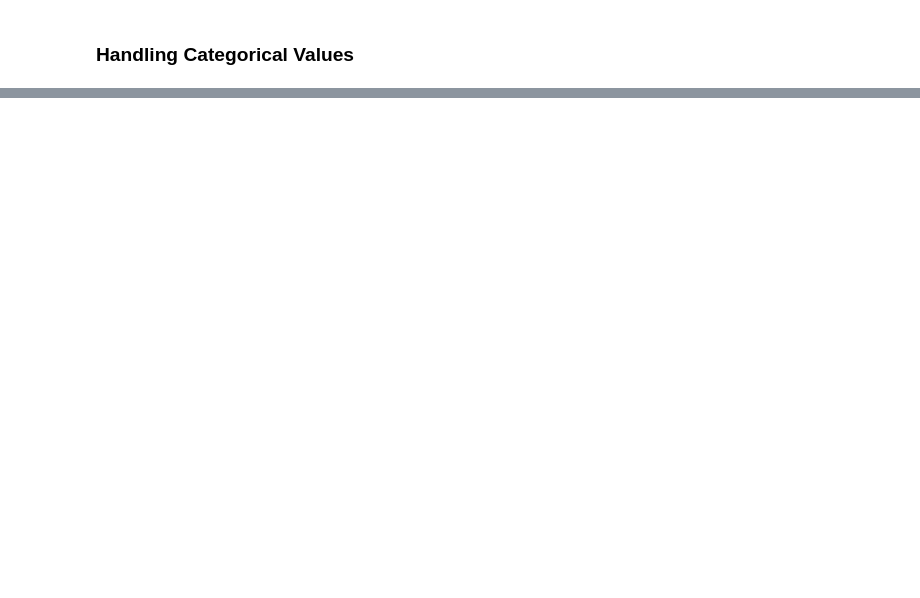
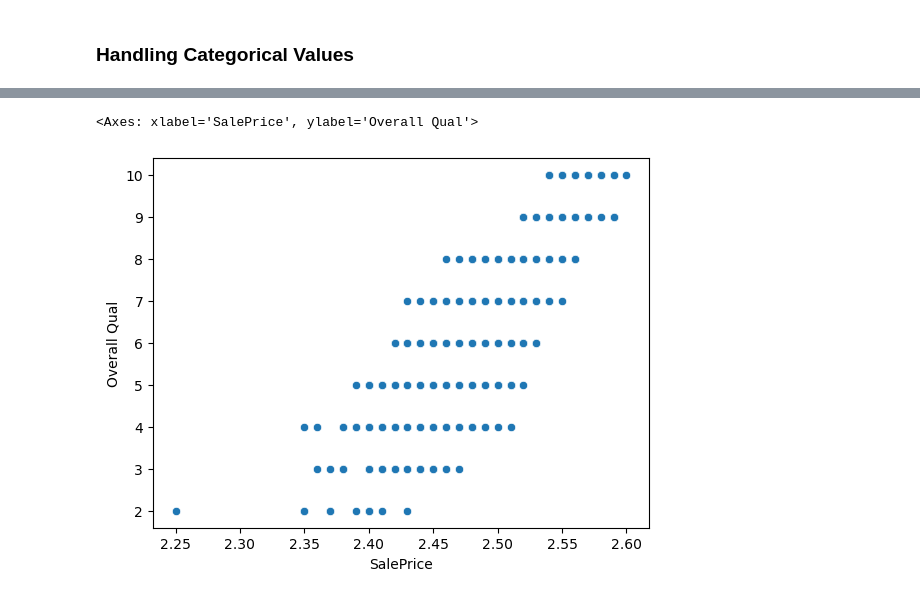
Before and after one commit to Shaketshubham276/House-price-Prediction, a Jupyter notebook: Untitled.ipynb, the cells around one changed output, grey strips where cells are left out. Drawn from its saved outputs; the diff is of its cells as text; code cells hidden in the pictures; blank space fills up the shorter version.

```diff
--- a/Untitled.ipynb
+++ b/Untitled.ipynb
@@ -403,0 +595,3 @@ df.head()
+# %%
+
+df[cols_to_scale] = df[cols_to_scale].round(2)
@@ -403,0 +607,2 @@ df.head()
+# %%
+df['SalePrice']=df['SalePrice'].round(2)
@@ -403,0 +618,14 @@ df.head()
+# %%
+Q1 = df['Lot Area'].quantile(0.25)
+Q3 = df['Lot Area'].quantile(0.75)
+IQR = Q3 - Q1
+lower_bound = Q1 - 1.5 * IQR
+upper_bound = Q3 + 1.5 * IQR
+df = df[(df['Lot Area'] >= lower_bound) & (df['Lot Area'] <= upper_bound)]
+# %%
+Q1 = df['Overall Qual'].quantile(0.25)
+Q3 = df['Overall Qual'].quantile(0.75)
+IQR = Q3 - Q1
+lower_bound = Q1 - 1.5 * IQR
+upper_bound = Q3 + 1.5 * IQR
+df = df[(df['Overall Qual'] >= lower_bound) & (df['Overall Qual'] <= upper_bound)]
@@ -403,0 +650,5 @@ df.head()
+# %%
+sns.scatterplot(data=df,x='SalePrice',y='Overall Qual')
+# %% [output]
+<Axes: xlabel='SalePrice', ylabel='Overall Qual'>
+[figure, added]
```
Also changed, not shown: parts of 39 cells of this notebook.
